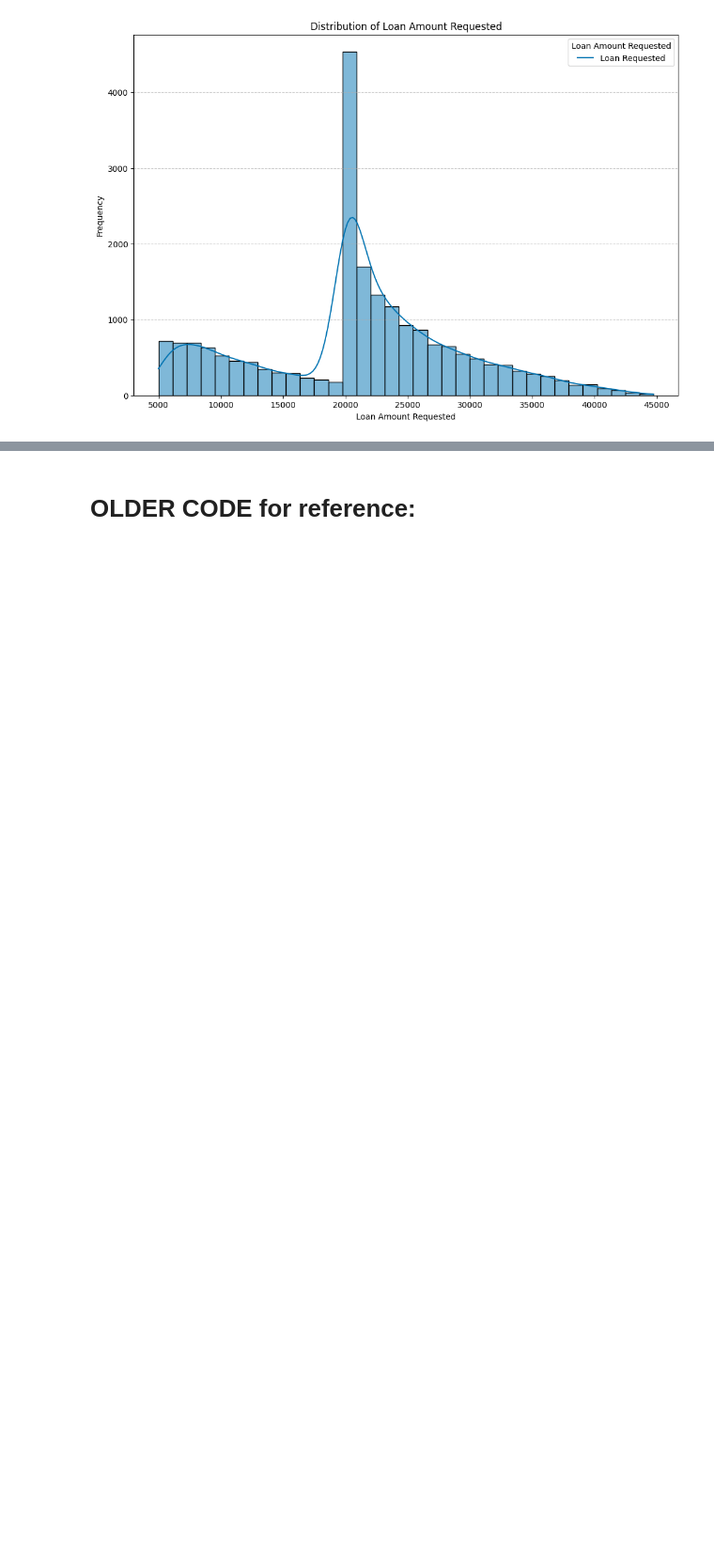
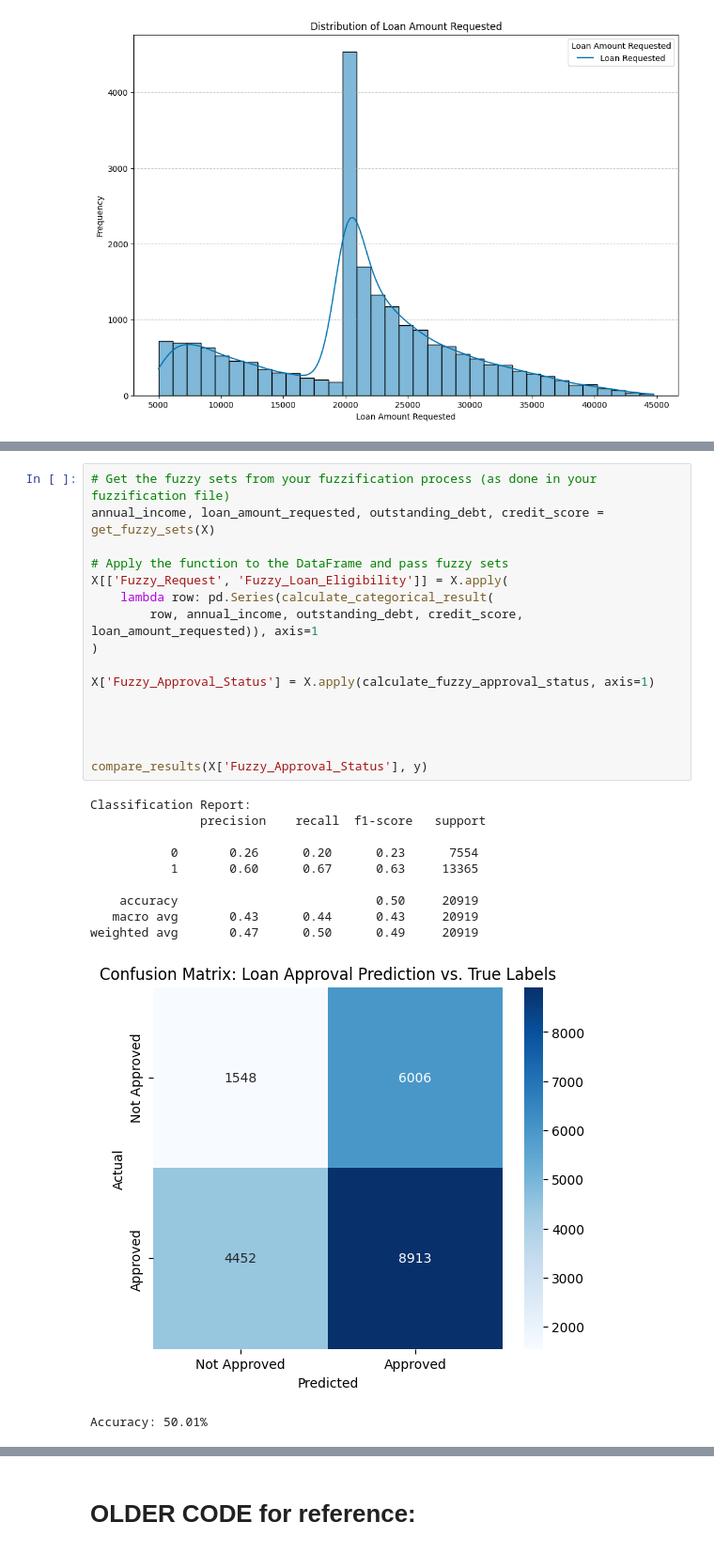
Before and after one commit to Harithelamin/ACIT4620-24H-G6, a Jupyter notebook: main.ipynb, the cells around one changed output, grey strips where cells are left out. Shown at 94% size. Saved outputs shown, nothing was run; the diff lists cells and outputs as text; blank space fills up the shorter version.

Commit message:
main fix with new fuzzification

```diff
--- a/main.ipynb
+++ b/main.ipynb
@@ -256,2 +273,30 @@ X
+# %%
+# Get the fuzzy sets from your fuzzification process (as done in your fuzzification file)
+annual_income, loan_amount_requested, outstanding_debt, credit_score = get_fuzzy_sets(X)
+
+# Apply the function to the DataFrame and pass fuzzy sets
+X[['Fuzzy_Request', 'Fuzzy_Loan_Eligibility']] = X.apply(
+    lambda row: pd.Series(calculate_categorical_result(
+        row, annual_income, outstanding_debt, credit_score, loan_amount_requested)), axis=1
+)
+
+X['Fuzzy_Approval_Status'] = X.apply(calculate_fuzzy_approval_status, axis=1)
+
+
+
+
+compare_results(X['Fuzzy_Approval_Status'], y)
+# %% [output]
+Classification Report:
+               precision    recall  f1-score   support
+
+           0       0.26      0.20      0.23      7554
+           1       0.60      0.67      0.63     13365
+
+    accuracy                           0.50     20919
+   macro avg       0.43      0.44      0.43     20919
+weighted avg       0.47      0.50      0.49     20919
+[figure, added]
+Accuracy: 50.01%
 # %%
 # Get all fuzzy sets and results
```
Also changed, not shown: parts of 22 cells of this notebook, 1 other file.
